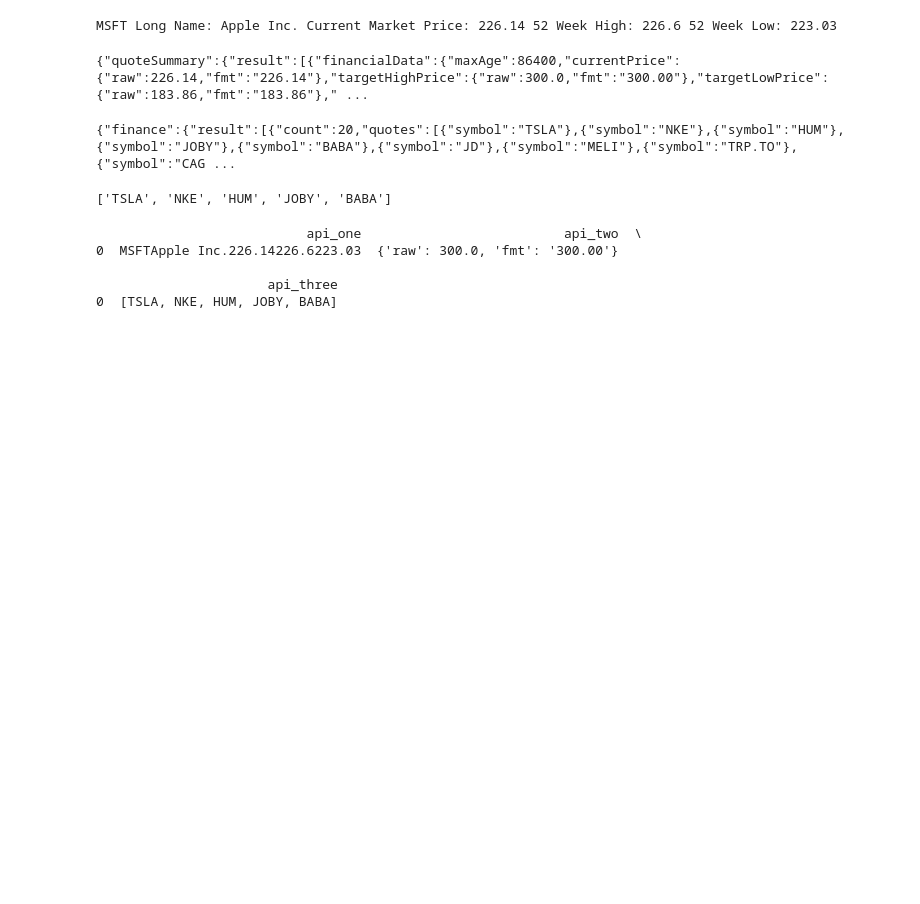
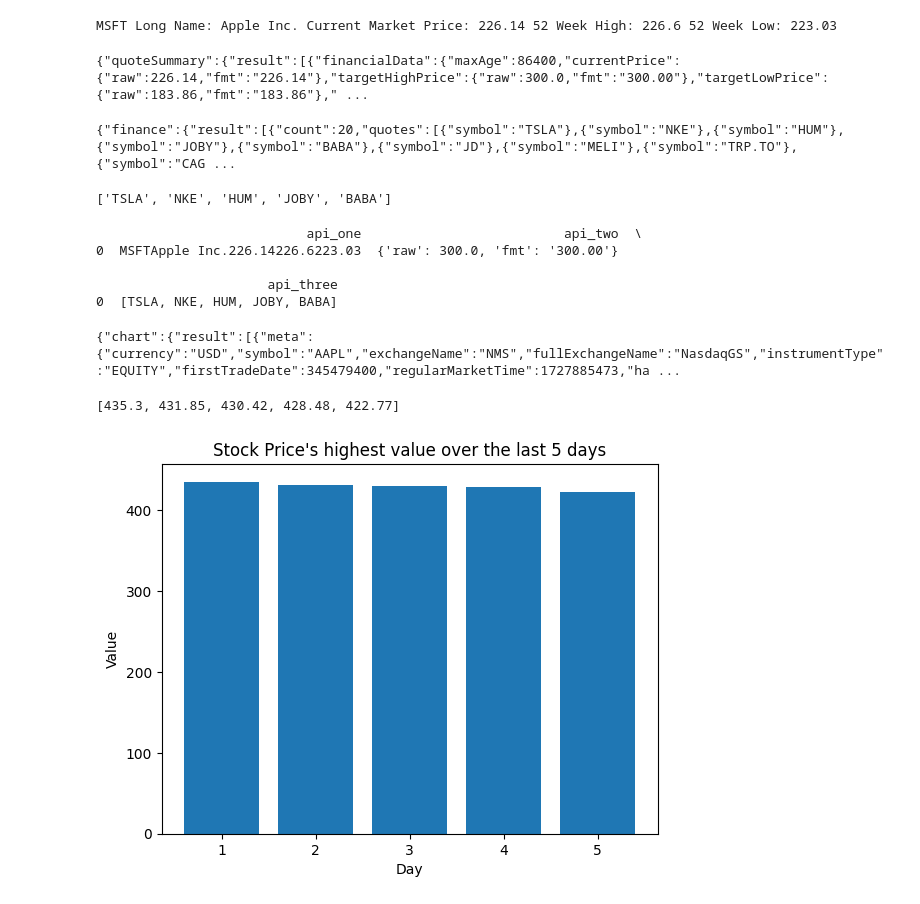
Before and after one commit to ToriStoner/ToriStoner, a Jupyter notebook: API_Homework.ipynb, the cells around one changed output. Drawn from its saved outputs; the diff is of its cells as text; code cells hidden in the pictures; blank space fills up the shorter version.

```diff
--- a/API_Homework.ipynb
+++ b/API_Homework.ipynb
@@ -111,3 +111,42 @@ print(df)
 #output to csv
 
 df.to_csv('output.csv')
+# %%
+#plot the highest value of a stock at each of the last 5 days?'
+
+
+apikey="RX5XAwloUg35lvJCyosjzacIKmAVKHuc6ftrXN7H"
+
+url = 'https://yfapi.net/v8/finance/chart/AAPL?comparisons=MSFT%2C%5EVIX&range=5d&region=US&interval=1d&lang=en&events=div%2Csplit'
+
+querystring = {"symbols":stock}
+
+headers = {
+    'x-api-key': apikey
+    }
+
+five_days = requests.request("GET", url, headers=headers, params=querystring)
+
+print(five_days.text)
+# %% [output]
+{"chart":{"result":[{"meta":{"currency":"USD","symbol":"AAPL","exchangeName":"NMS","fullExchangeName":"NasdaqGS","instrumentType":"EQUITY","firstTradeDate":345479400,"regularMarketTime":1727885473,"ha ...
+# %%
+five_days = five_days.json()
+# %%
+fiveday_values = five_days['chart']['result'][0]['comparisons'][0]['high'][:5]
+# %%
+print(fiveday_values)
+# %% [output]
+[435.3, 431.85, 430.42, 428.48, 422.77]
+# %%
+days = [1, 2, 3, 4, 5]
+# %%
+import matplotlib.pyplot as plt
+
+plt.bar(days, fiveday_values)
+plt.title("Stock Price's highest value over the last 5 days")
+plt.xlabel("Day")
+plt.ylabel("Value")
+plt.show()
+# %% [output]
+[figure, added]
```
